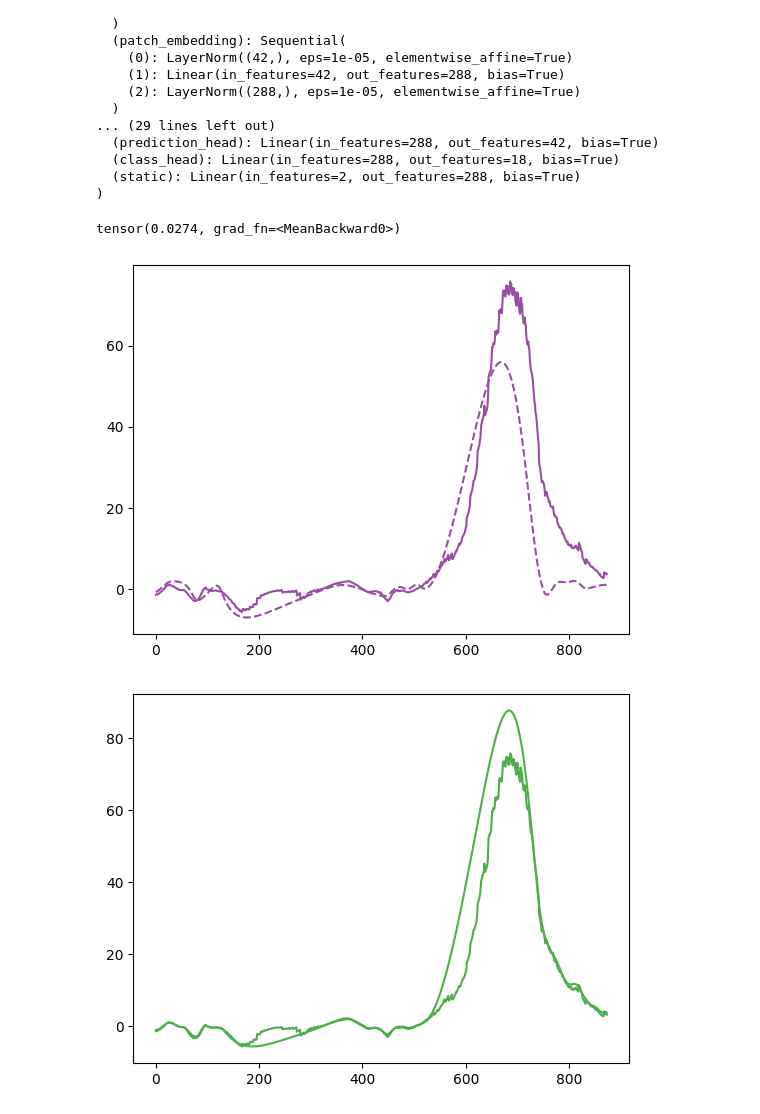
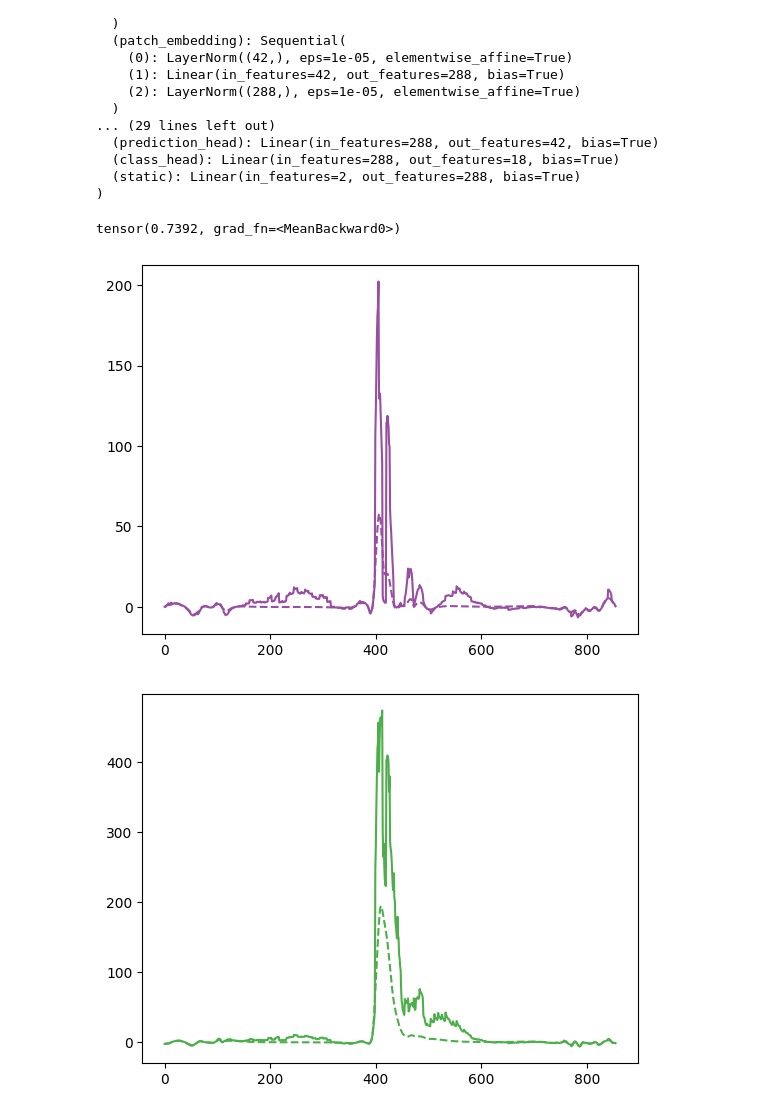
Before and after one commit to adammoss/gpt-ts, a Jupyter notebook: tokenizer.ipynb, the cells around one changed output. Saved outputs shown, nothing was run; the diff lists cells and outputs as text; code cells hidden in the pictures.

```diff
--- a/tokenizer.ipynb
+++ b/tokenizer.ipynb
@@ -32,5 +32,5 @@ print(time.time() - start_time)
 # %%
-for object_id in object_ids[4:5]:
+for object_id in object_ids[8:9]:
     df_object = df.loc[df['object_id'] == object_id]
     df_object.loc[:, 'mjd'] = df_object.loc[:, 'mjd'] - min(df_object['mjd'])
     start_time = time.time()
@@ -61,7 +61,7 @@ for i in range(3):
 # %%
 patchify = PatchGPT.from_pretrained('adammoss/patch-pretrain-mask-4')
 # %%
-patchify.random_mask_ratio = 0.5
+patchify.random_mask_ratio = 0.9
 # %%
 patchify.eval()
 # %% [output]
@@ -90,31 +90,12 @@ output = patchify(x, attention_mask=mask)
 # %%
 output.loss
 # %% [output]
-tensor(0.0274, grad_fn=<MeanBackward0>)
+tensor(0.7392, grad_fn=<MeanBackward0>)
 # %%
-plt.plot(sampled_times, np.sinh(output.x_pred.detach().numpy()[0,0:sampled_times.shape[0],1]), color=config['pb_colors'][0])
-plt.plot(sampled_times, (sampled_obs[0,:]), color=config['pb_colors'][0], linestyle='--')
-plt.show()
-
-plt.plot(sampled_times, np.sinh(output.x_pred.detach().numpy()[0,0:sampled_times.shape[0],1]), color=config['pb_colors'][1])
-plt.plot(sampled_times, (sampled_obs[1,:]), color=config['pb_colors'][1])
-plt.show()
-
-plt.plot(sampled_times, np.sinh(output.x_pred.detach().numpy()[0,0:sampled_times.shape[0],2]), color=config['pb_colors'][2])
-plt.plot(sampled_times, (sampled_obs[2,:]), color=config['pb_colors'][2])
-plt.show()
-
-plt.plot(sampled_times, np.sinh(output.x_pred.detach().numpy()[0,0:sampled_times.shape[0],3]), color=config['pb_colors'][3])
-plt.plot(sampled_times, (sampled_obs[3,:]), color=config['pb_colors'][3])
-plt.show()
-
-plt.plot(sampled_times, np.sinh(output.x_pred.detach().numpy()[0,0:sampled_times.shape[0],4]), color=config['pb_colors'][4])
-plt.plot(sampled_times, (sampled_obs[4,:]), color=config['pb_colors'][4])
-plt.show()
-
-plt.plot(sampled_times, np.sinh(output.x_pred.detach().numpy()[0,0:sampled_times.shape[0],5]), color=config['pb_colors'][5])
-plt.plot(sampled_times, (sampled_obs[5,:]), color=config['pb_colors'][5])
-plt.show()
+for i in range(5):
+    plt.plot(sampled_times, np.sinh(output.x_pred.detach().numpy()[0,0:sampled_times.shape[0],i]), color=config['pb_colors'][i])
+    plt.plot(sampled_times, (sampled_obs[i,:]), color=config['pb_colors'][i], linestyle='--')
+    plt.show()
 # %% [output]
-[figure, old version]
+[figure, new version]
-[figure, old version]
+[figure, new version]
```
Also changed, not shown: parts of 5 cells of this notebook, 3 other files.
